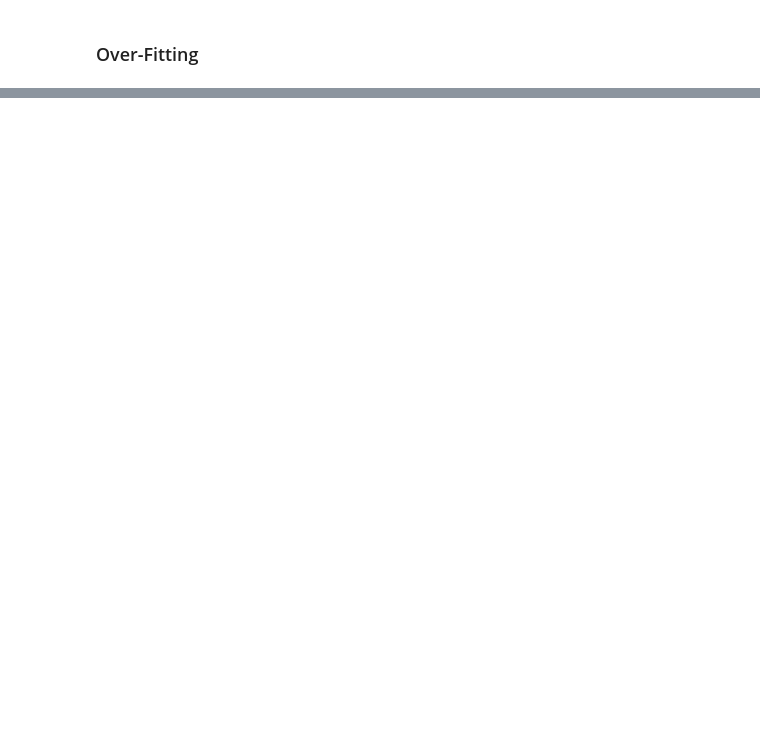
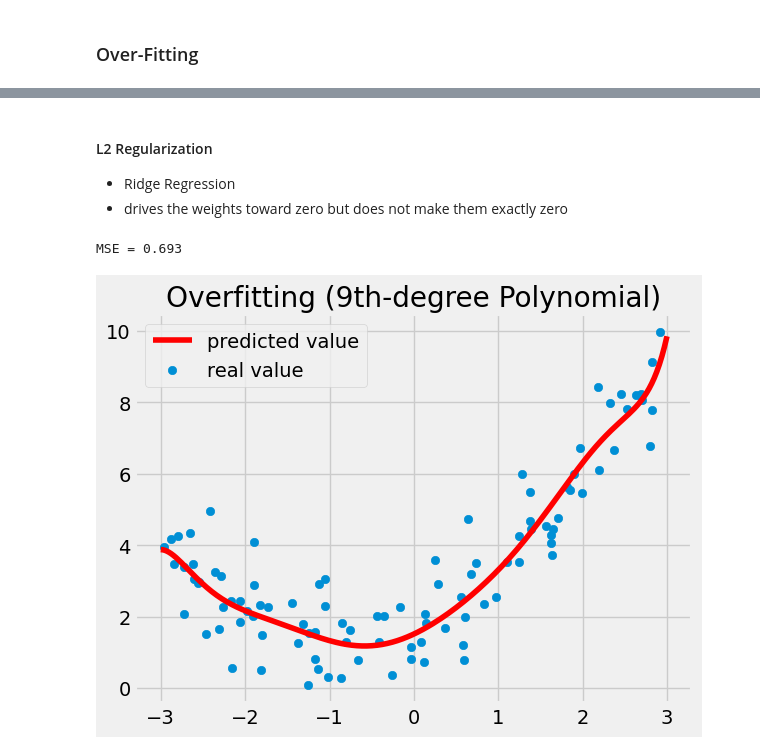
Before and after one commit to XiyueYuan/Machine-Learning, a Jupyter notebook: WorkSpace/06_Fitting.ipynb, the cells around one changed output, grey strips where cells are left out. Cells and saved outputs as stored; diff of their text form; code cells hidden in the pictures; blank space fills up the shorter version.

```diff
--- a/WorkSpace/06_Fitting.ipynb
+++ b/WorkSpace/06_Fitting.ipynb
@@ -74,0 +147,35 @@ plt.plot()
+# %% [markdown]
+#### L2 Regularization
+- Ridge Regression
+- drives the weights toward zero but does not make them exactly zero
+# %%
+from sklearn.linear_model import Ridge
+np.random.seed(42)
+
+x = np.random.uniform(-3, 3, size=100)
+y3 = 0.5 * x**2 + x + 2 + np.random.normal(0, 1, 100)
+
+x3 = np.vstack([x**i for i in range(1, 10)]).T
+
+x_train3, x_test3, y_train3, y_test3 = train_test_split(x3, y3, test_size=0.2, random_state=42)
+
+estimator = Ridge(alpha = 0.1)
+estimator.fit(x_train3, y_train3)
+
+y_pre3 = estimator.predict(x_test3)
+
+print(f"MSE = {mean_squared_error(y_test3, y_pre3):.3f}")
+
+plt.style.use('fivethirtyeight')
+x_plot = np.linspace(-3, 3, 200)
+x_plot_poly = np.vstack([x_plot**i for i in range(1, 10)]).T
+y_plot = estimator.predict(x_plot_poly)
+
+plt.plot(x_plot, y_plot, color='red', label='predicted value')
+plt.scatter(x, y3, label='real value')
+plt.title('Overfitting (9th-degree Polynomial)')
+plt.legend()
+plt.show()
+# %% [output]
+MSE = 0.693
+[figure, added]
```
Also changed, not shown: parts of 5 cells of this notebook, 1 other file.
